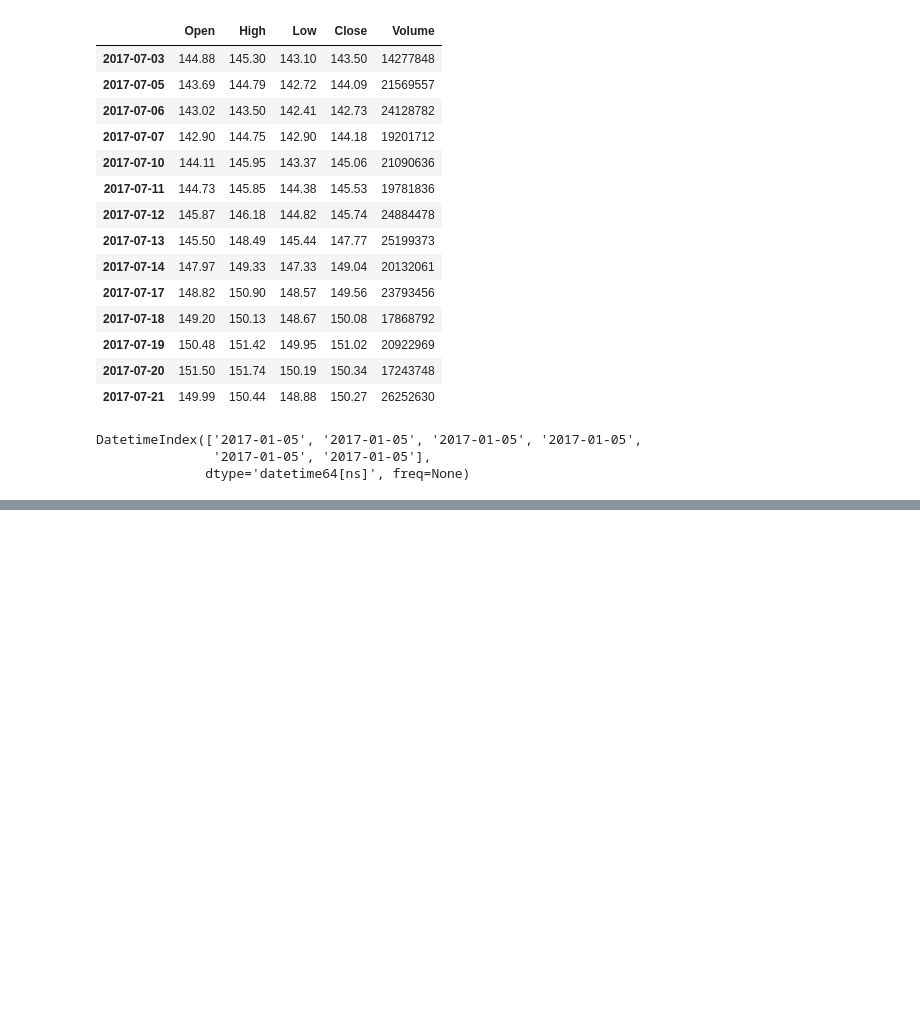
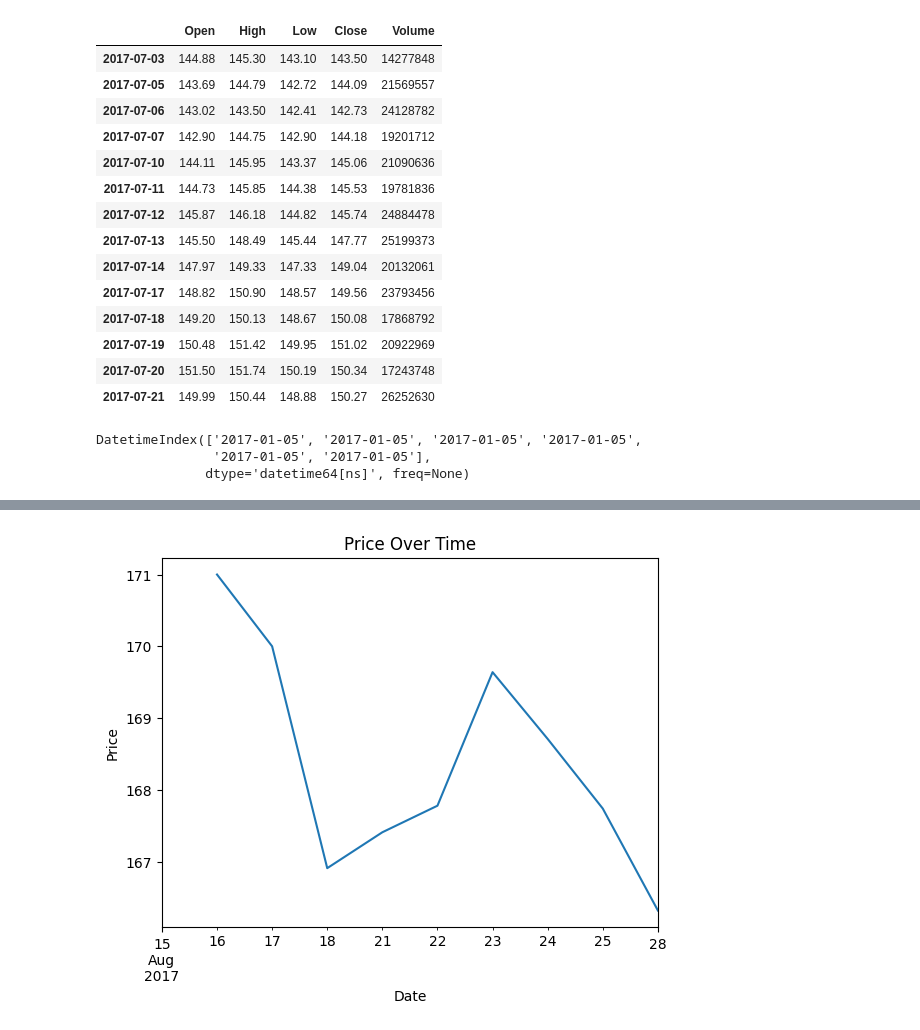
Before and after one commit to jenish2917/Python, a Jupyter notebook: jupyter notbook/Pandas.ipynb, the cells around one changed output, grey strips where cells are left out. Saved outputs shown, nothing was run; the diff lists cells and outputs as text; code cells hidden in the pictures; blank space fills up the shorter version.

```diff
--- a/jupyter notbook/Pandas.ipynb
+++ b/jupyter notbook/Pandas.ipynb
@@ -1092,0 +1300,9 @@ DatetimeIndex(['2017-01-05', '2017-01-05', '2017-01-05', '2017-01-05',
+# %%
+import matplotlib.pyplot as plt
+
+df['Price'].plot(title='Price Over Time')
+plt.xlabel('Date')
+plt.ylabel('Price')
+plt.show()
+# %% [output]
+[figure, added]
```
Also changed, not shown: parts of 26 cells of this notebook, 7 other files.
